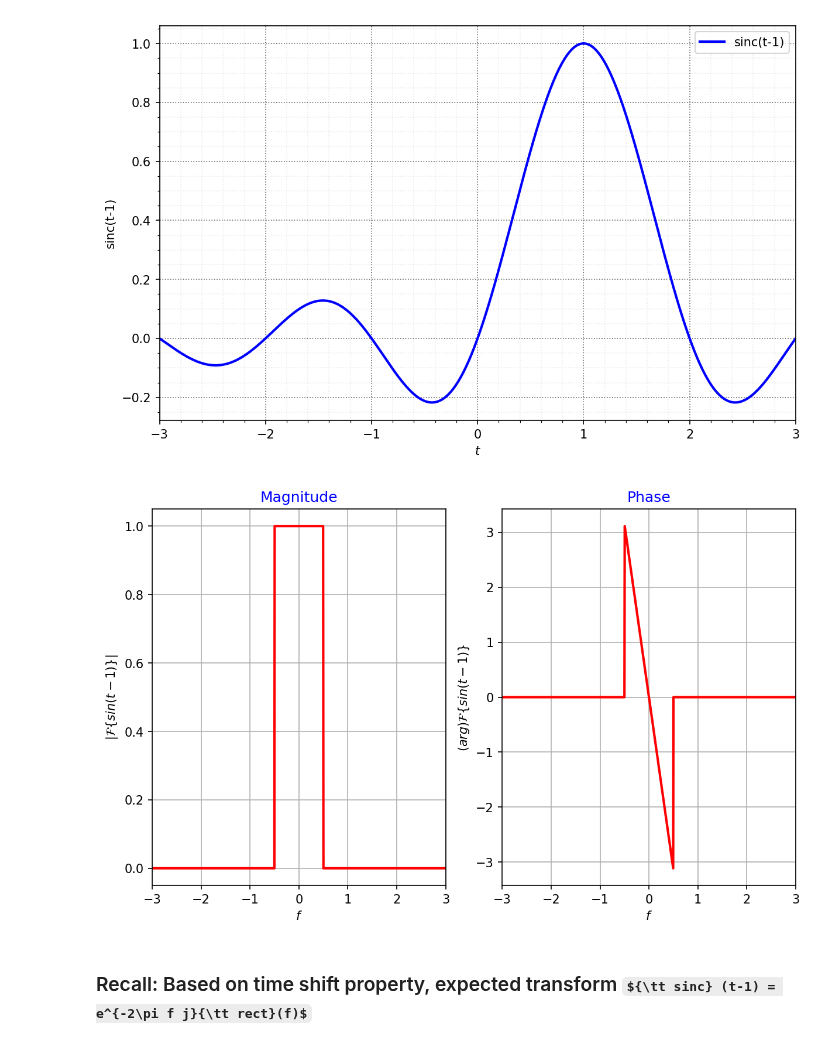
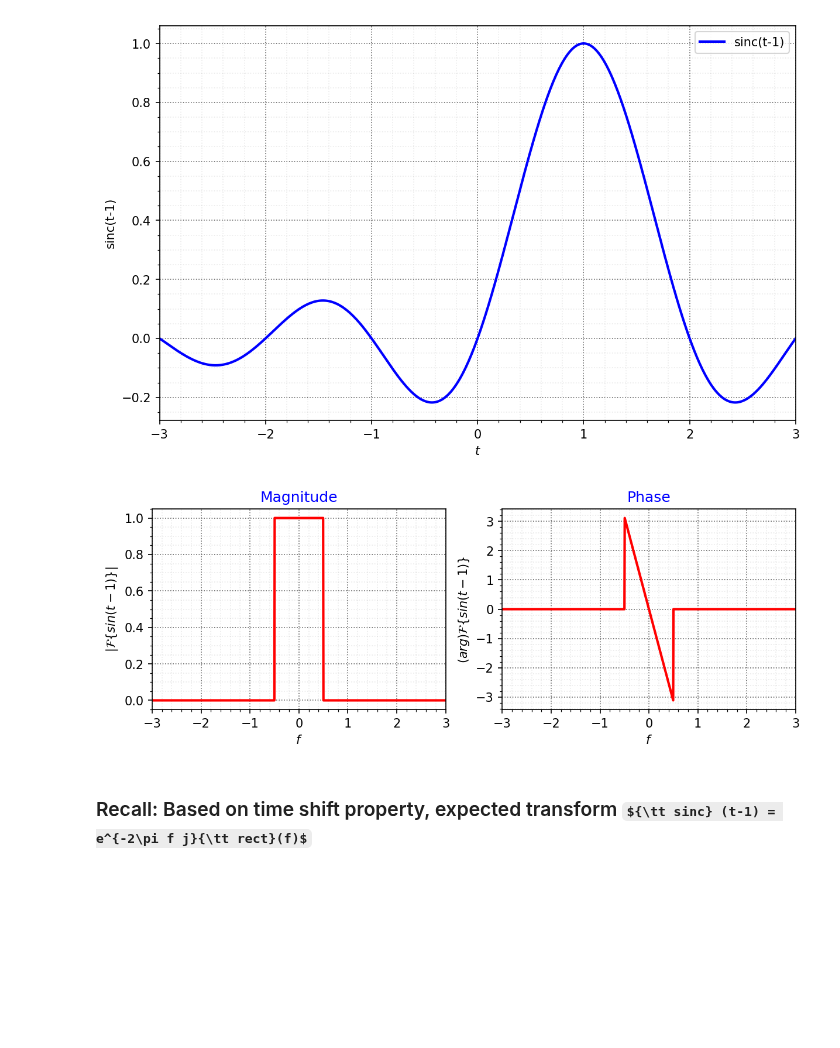
Before and after one commit to JonHowMIT/Signals_and_Systems, a Jupyter notebook: 16_002_Topic6_example3.ipynb, the cells around one changed output. Saved outputs shown, nothing was run; the diff lists cells and outputs as text; code cells hidden in the pictures; some formulas as TeX source; blank space fills up the shorter version.

```diff
--- a/16_002_Topic6_example3.ipynb
+++ b/16_002_Topic6_example3.ipynb
@@ -25,10 +25,10 @@ from sympy import lambdify, oo, Symbol, integrate, Heaviside, plot, Piecewise
 from sympy import fourier_transform, exp, inverse_fourier_transform, sympify, DiracDelta, sinc, sin, arg, atan2, re
 from sympy.abc import A,B,t,f
 
-def nicegrid():
-    plt.grid(True, which='major', color='#666666', linestyle=':')
-    plt.grid(True, which='minor', color='#999999', linestyle=':', alpha=0.2)
-    plt.minorticks_on()
+def nicegrid(ax=plt):
+    ax.grid(True, which='major', color='#666666', linestyle=':')
+    ax.grid(True, which='minor', color='#999999', linestyle=':', alpha=0.2)
+    ax.minorticks_on()
 # %% [markdown]
 ## Create some scaled rect functions
 # %%
@@ -169,19 +169,21 @@ plt.show()
 # %% [output]
 [figure]
 # %%
-fig, (ax1, ax2) = plt.subplots(1,2, figsize=(8,5), dpi=150)
+fig, (ax1, ax2) = plt.subplots(1,2, figsize=(8,3), dpi=150)
 ax1.plot(ff, lam_absnQ1(ff), 'r-', lw=2)
 ax1.set_title('Magnitude')
 ax1.set_ylabel('$|{\cal F}\{ sin(t-1)\}|$')
 ax1.set_xlabel('$f$')
+nicegrid(ax1)
 
 ax2.plot(ff, lam_argnQ1(ff), 'r-', lw=2)
 ax2.set_title('Phase')
 ax2.set_ylabel('$(arg) {\cal F}\{ sin(t-1)\}$')
 ax2.set_xlabel('$f$')
+nicegrid(ax2)
 plt.show()
 # %% [output]
-[figure, old version]
+[figure, new version]
 # %% [markdown]
 ### Recall: Based on time shift property, expected transform ${\tt sinc} (t-1) = e^{-2\pi f j}{\tt rect}(f)$
 # %% [markdown]
```
Also changed, not shown: parts of 1 cell of this notebook.
